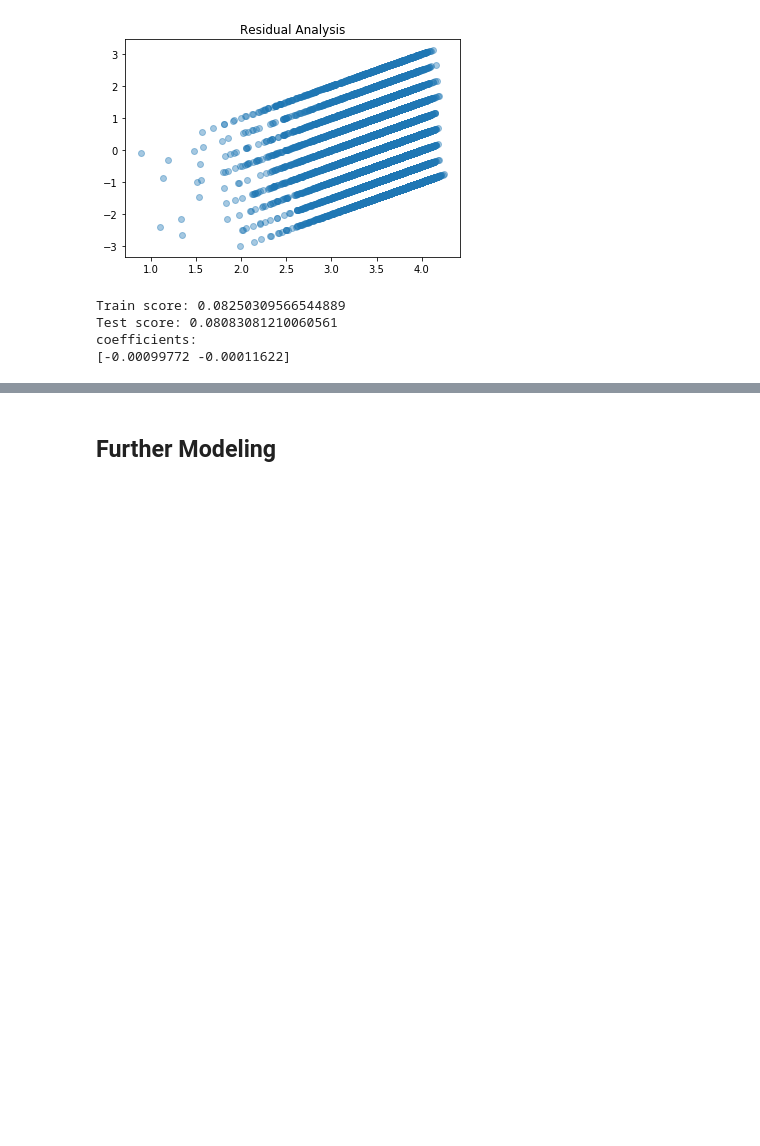
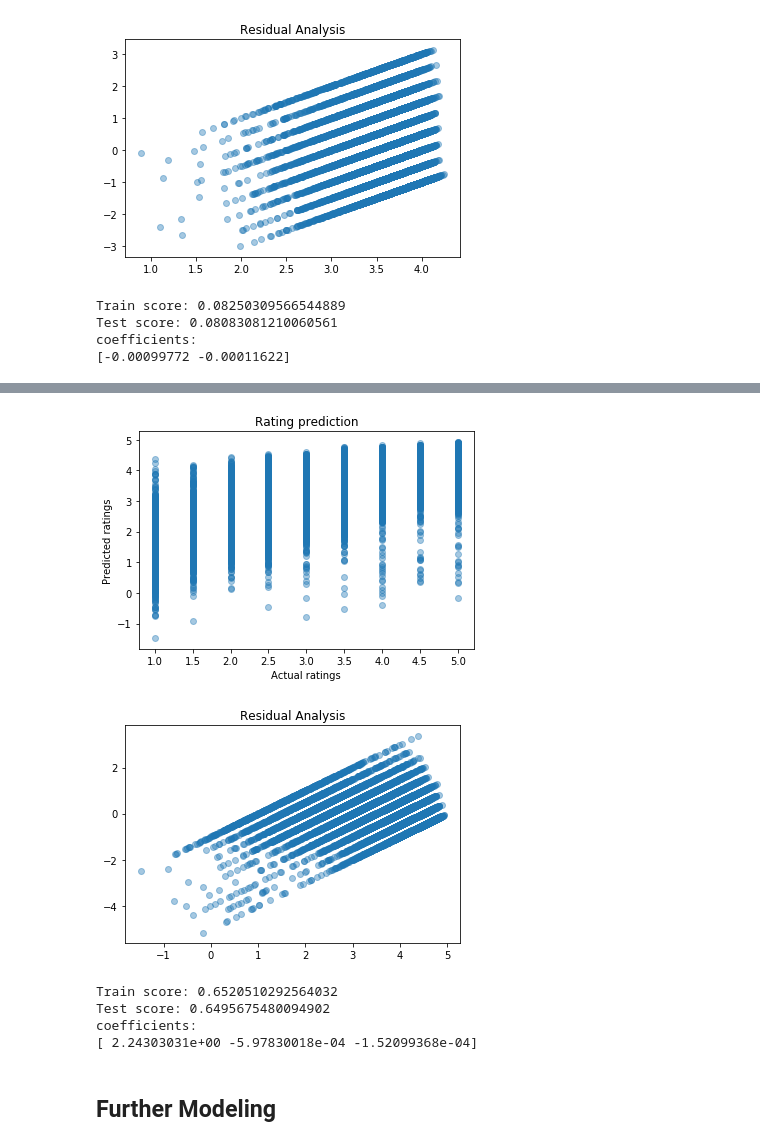
Before and after one commit to amirap/Machine-Learning, a Jupyter notebook: 06 ML_MultipleLinearRegression_YelpResturantStarPrediction.ipynb, the cells around one changed output, grey strips where cells are left out. Cells and saved outputs as stored; diff of their text form; code cells hidden in the pictures; blank space fills up the shorter version.

```diff
--- a/06 ML_MultipleLinearRegression_YelpResturantStarPrediction.ipynb
+++ b/06 ML_MultipleLinearRegression_YelpResturantStarPrediction.ipynb
@@ -197,6 +197,10 @@ def MLR_function (features):
 
     # split x into 80% training set and 20% testing set
     x_train, x_test, y_train, y_test = train_test_split(features, ratings, train_size=0.8, test_size=0.2, random_state=1)
+
+    if len(x_train.shape) < 2:
+        x_train = np.array(x_train).reshape(-1,1)
+        x_test = np.array(x_test).reshape(-1,1)
 
     # Create a Multiple Linear Regression model
     mlr = LinearRegression()
@@ -244 +255,12 @@ MLR_function (features)
+# %%
+# create our first model with `average_review_length`, 'average review sentiment' and `average_review_age` as features
+feature_subset = features = ['average_review_sentiment','average_review_length','average_review_age']
+MLR_function (features)
+# %% [output]
+[figure, added]
+[figure, added]
+Train score: 0.6520510292564032
+Test score: 0.6495675480094902
+coefficients:
+[ 2.24303031e+00 -5.97830018e-04 -1.52099368e-04]
 # %%
```
Also changed, not shown: parts of 5 cells of this notebook.
